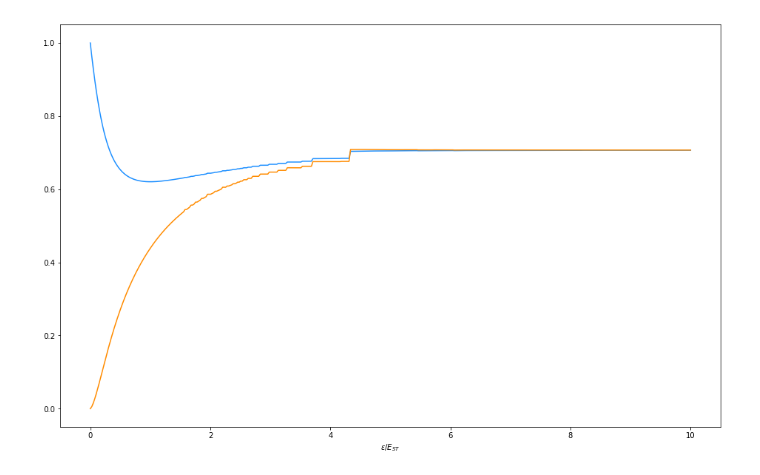
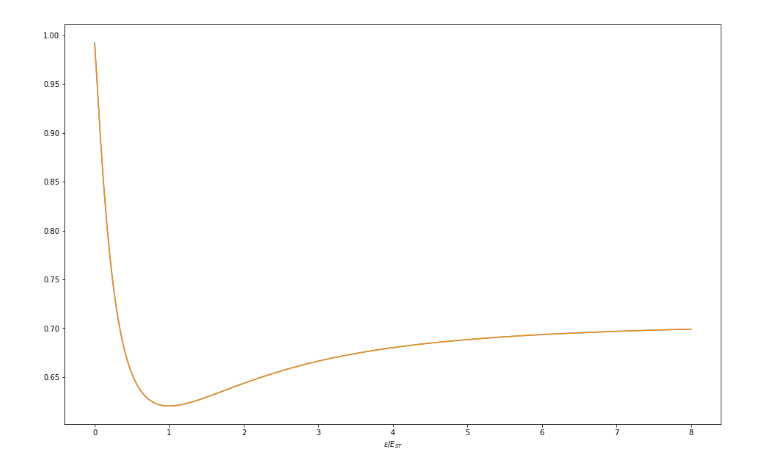
Before and after one commit to adamfrees/qubitsim, a Jupyter notebook: SOSSTesting.ipynb, the cells around one changed output. Cells and saved outputs as stored; diff of their text form; code cells hidden in the pictures.

```diff
--- a/SOSSTesting.ipynb
+++ b/SOSSTesting.ipynb
@@ -9,7 +9,7 @@ def soss_finder(fit_params, operating_point, match_freq):
 
     def soss_helper(fit_params, operating_point, match_freq):
         stsplitting, delta1, delta2 = fit_params
-        h = 1e-3
+        h = 5e-2
         ed = operating_point * stsplitting
         q0 = hybrid.HybridQubit(ed, stsplitting, delta1, delta2)
         qm2 = hybrid.HybridQubit(ed - 2*h, stsplitting, delta1, delta2)
@@ -34,29 +34,29 @@ def soss_finder(fit_params, operating_point, match_freq):
                    method='hybr', tol=1e-12, options={'eps': 1e-18}).x
     return tunings
 # %%
-dim = 400
-ed_ratio_array = np.linspace(0.0, 10.0, dim)
-match_freq = 10.0
+dim = 200
+ed_ratio_array = np.linspace(0.0, 8.0, dim)
+match_freq = 8.0
 
-delta1_array = np.zeros((dim))
-delta2_array = np.zeros((dim))
-st_array = np.zeros((dim))
-ed_array = np.zeros((dim))
+delta1_array2 = np.zeros((dim))
+delta2_array2 = np.zeros((dim))
+st_array2 = np.zeros((dim))
+ed_array2 = np.zeros((dim))
 guess = [match_freq, match_freq / np.sqrt(2), match_freq / np.sqrt(2)]
 for i in range(dim-1, -1, -1):
     tunings = soss_finder(guess, ed_ratio_array[i], match_freq)
     stsplitting, delta1, delta2 = tunings
-    delta1_array[i] = delta1
-    delta2_array[i] = delta2
-    st_array[i] = stsplitting
+    delta1_array2[i] = delta1
+    delta2_array2[i] = delta2
+    st_array2[i] = stsplitting
     guess = [stsplitting, delta1, delta2]
 # %%
 fig, ax = plt.subplots(figsize=(16, 10))
-ax.plot(ed_ratio_array, np.divide(delta1_array, st_array),
+ax.plot(ed_ratio_array, np.divide(delta1_array1, st_array1),
         color='dodgerblue')
-ax.plot(ed_ratio_array, np.divide(delta2_array, st_array),
+ax.plot(ed_ratio_array, np.divide(delta1_array2, st_array2),
         color='darkorange')
 ax.set_xlabel(r'$\varepsilon / E_{ST}$')
 plt.show()
 # %% [output]
-[figure, old version]
+[figure, new version]
```
Also changed, not shown: parts of 4 cells of this notebook, 5 other files.
